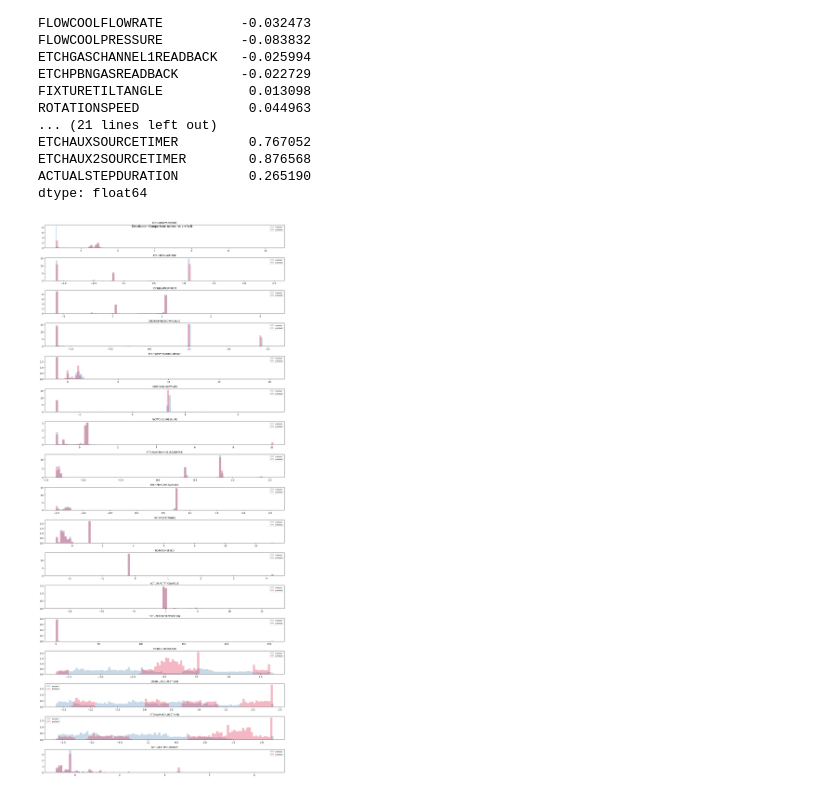
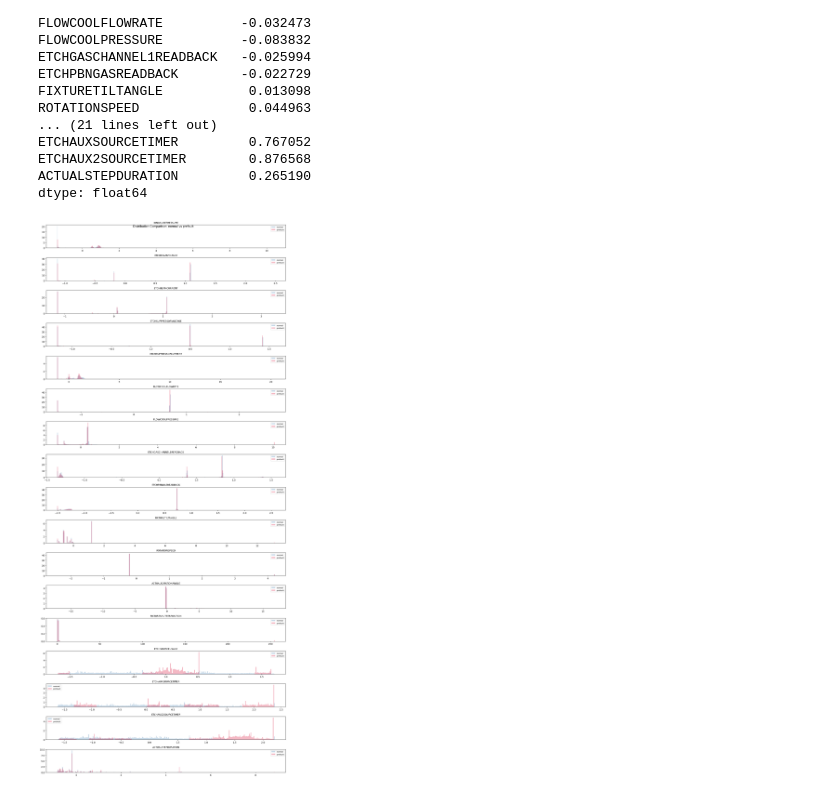
Before and after one commit to YoungJang-KR/semiconductor-fault-detection, a Jupyter notebook: 01_EDA_PHM18_etching.ipynb, the cells around one changed output. Drawn from its saved outputs; the diff is of its cells as text; code cells hidden in the pictures.

```diff
--- a/01_EDA_PHM18_etching.ipynb
+++ b/01_EDA_PHM18_etching.ipynb
@@ -226,16 +227,16 @@ dtype: float64
 # %%
 fig, axes = plt.subplots(len(train_cols), 1, figsize=(15, len(train_cols)*2))
 
 for i, col in enumerate(train_cols):
-  axes[i].hist( df_normal[col].dropna(), bins=100, alpha=0.3,
+  axes[i].hist( df_normal[col].dropna(), bins=300, alpha=0.3,
                color='steelblue', label='normal', density=True)
-  axes[i].hist( df_prefault[col].dropna(), bins=100, alpha=0.3,
+  axes[i].hist( df_prefault[col].dropna(), bins=300, alpha=0.3,
                color='crimson', label='prefault', density=True)
   axes[i].set_title(col, fontsize=10)
   axes[i].legend(fontsize=8)
 
 plt.suptitle("Distribution Comparison: normal vs prefault")
 plt.tight_layout()
 plt.show()
 # %% [output]
-[figure, old version]
+[figure, new version]
```
Also changed, not shown: parts of 9 cells of this notebook.
